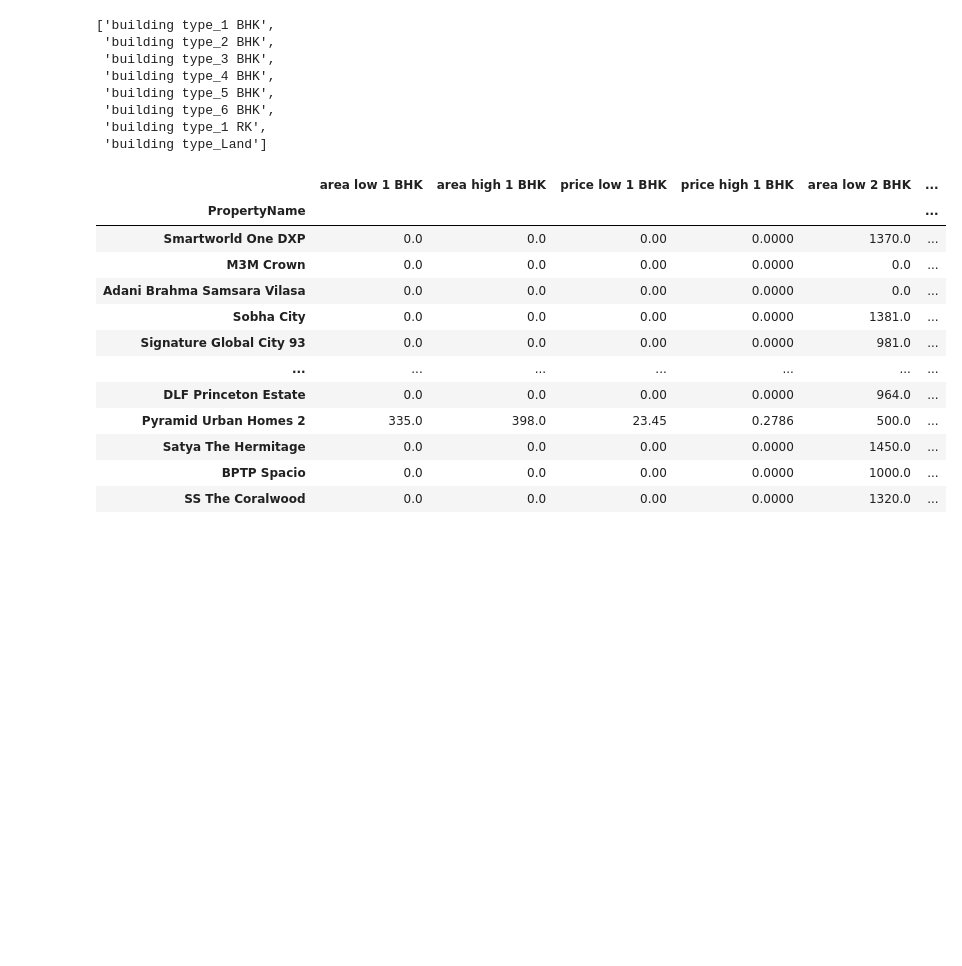
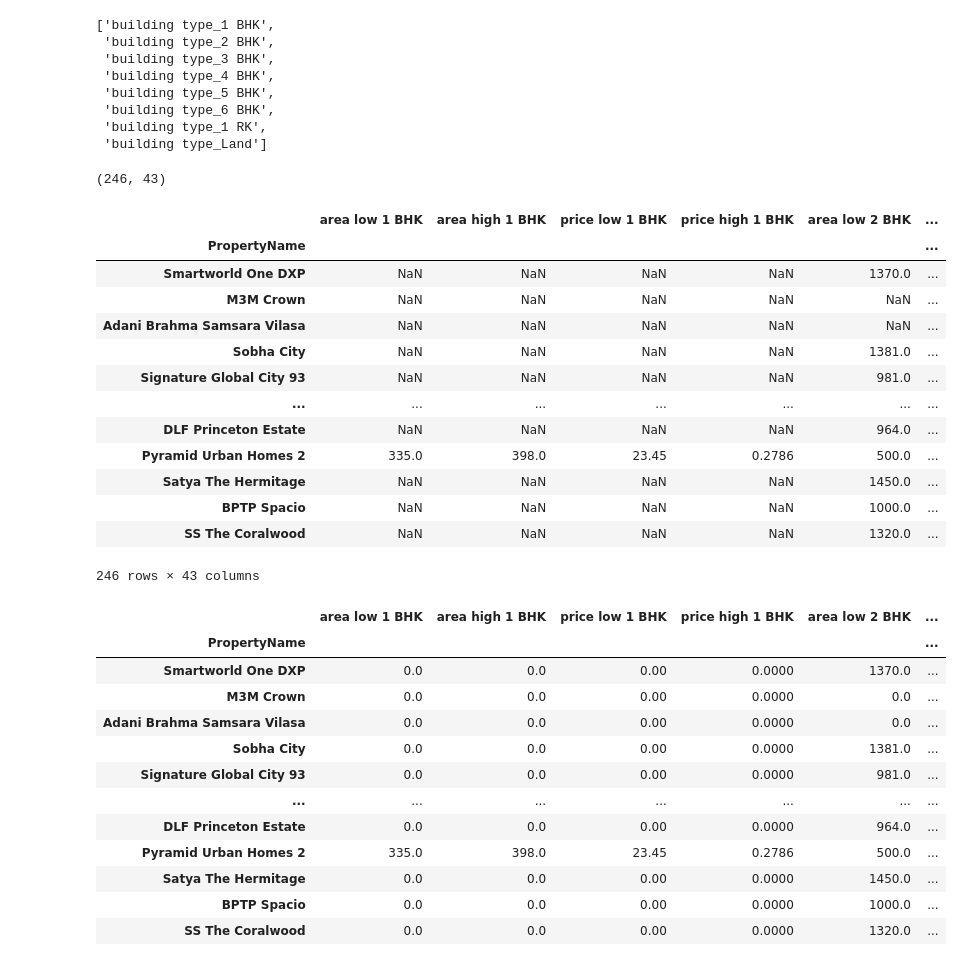
Before and after one commit to Sovith07/Spatial_rental_analysis, a Jupyter notebook: app/recommendations.ipynb, the cells around one changed output. Cells and saved outputs as stored; diff of their text form; code cells hidden in the pictures; blank space fills up the shorter version.

```diff
--- a/app/recommendations.ipynb
+++ b/app/recommendations.ipynb
@@ -238,6 +238,27 @@ categorical_columns
  'building type_Land']
 # %%
 ohe_df = pd.get_dummies(df_final_refined_v2, columns=categorical_columns, drop_first=True)
+# %%
+ohe_df.shape
+# %% [output]
+(246, 43)
+# %%
+ohe_df
+# %% [output]
+|  | area low 1 BHK | area high 1 BHK | price low 1 BHK | price high 1 BHK | area low 2 BHK | ... |
+| PropertyName |  |  |  |  |  | ... |
+| Smartworld One DXP | NaN | NaN | NaN | NaN | 1370.0 | ... |
+| M3M Crown | NaN | NaN | NaN | NaN | NaN | ... |
+| Adani Brahma Samsara Vilasa | NaN | NaN | NaN | NaN | NaN | ... |
+| Sobha City | NaN | NaN | NaN | NaN | 1381.0 | ... |
+| Signature Global City 93 | NaN | NaN | NaN | NaN | 981.0 | ... |
+| ... | ... | ... | ... | ... | ... | ... |
+| DLF Princeton Estate | NaN | NaN | NaN | NaN | 964.0 | ... |
+| Pyramid Urban Homes 2 | 335.0 | 398.0 | 23.45 | 0.2786 | 500.0 | ... |
+| Satya The Hermitage | NaN | NaN | NaN | NaN | 1450.0 | ... |
+| BPTP Spacio | NaN | NaN | NaN | NaN | 1000.0 | ... |
+| SS The Coralwood | NaN | NaN | NaN | NaN | 1320.0 | ... |
+246 rows × 43 columns
 # %%
 ohe_df.fillna(0,inplace=True)
 # %% [output]
```
Also changed, not shown: parts of 19 cells of this notebook, 5 other files.
